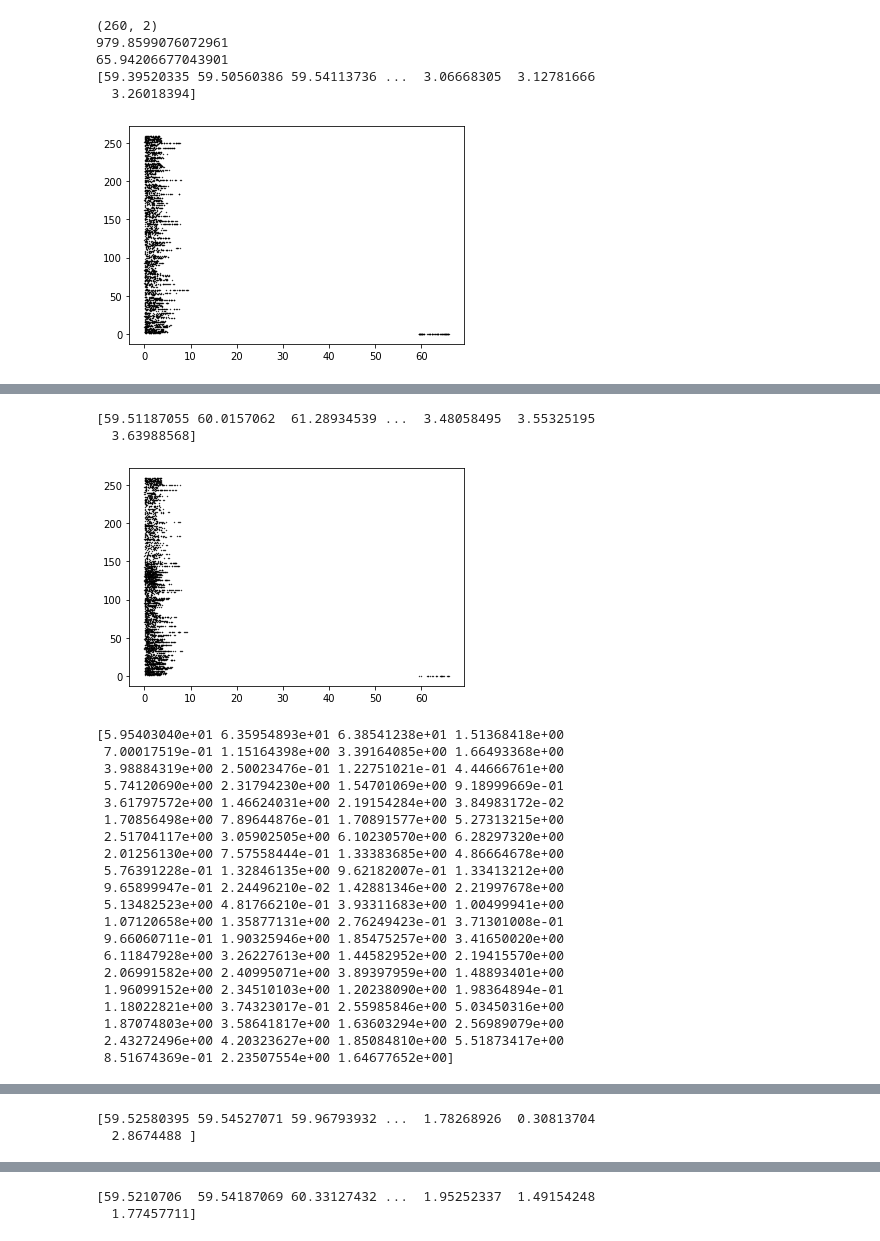
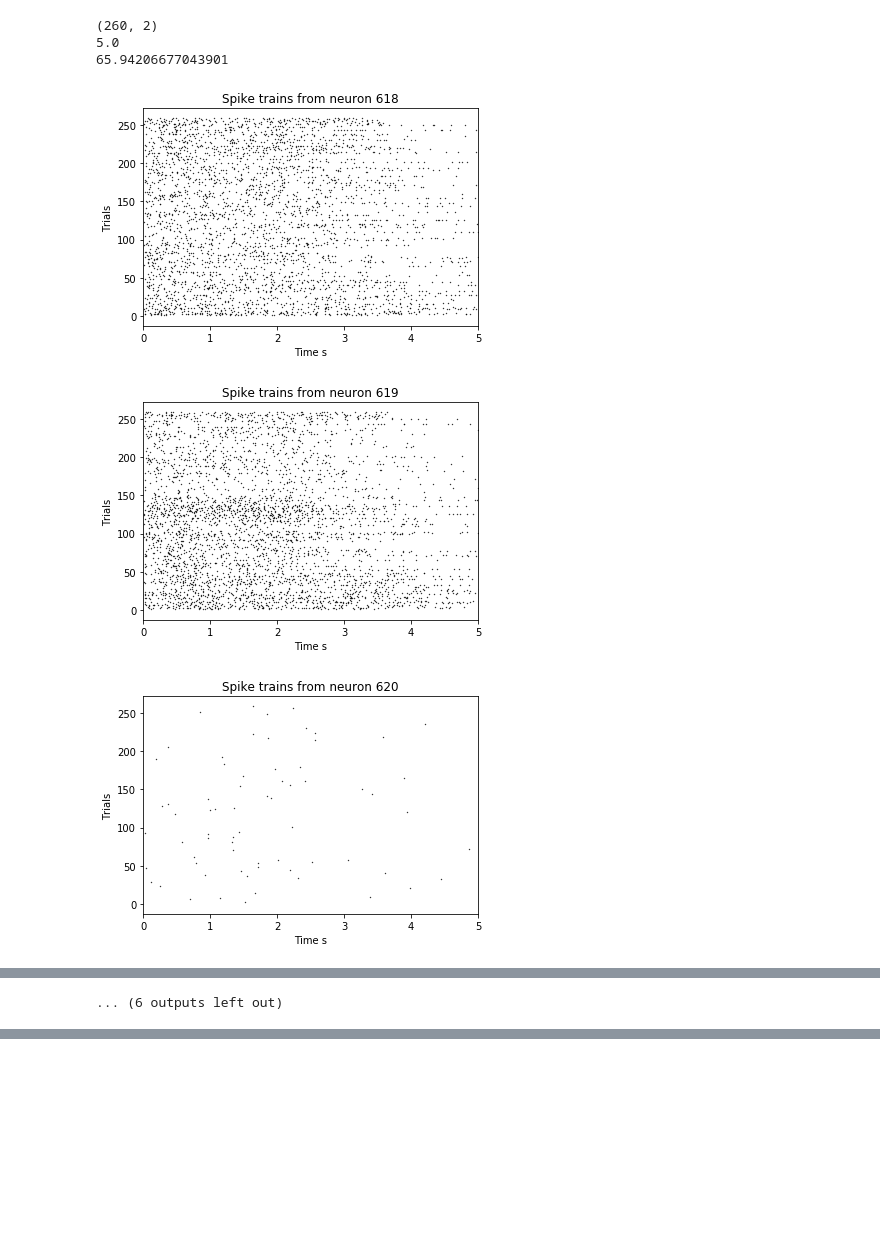
Before and after one commit to mariakesa/ConnectedLizards_NeuroMatch2020, a Jupyter notebook: MariaNotebookTimeWarping.ipynb, the cells around one changed output, grey strips where cells are left out. Saved outputs shown, nothing was run; the diff lists cells and outputs as text; code cells hidden in the pictures; blank space fills up the shorter version.

Commit message:
Add plots

```diff
--- a/MariaNotebookTimeWarping.ipynb
+++ b/MariaNotebookTimeWarping.ipynb
@@ -40,36 +40,72 @@ def make_one_neuron_trials_array():
                 trials.append(trial)
                 spikes.append(spike)
                 neurons.append(neuron)
         #Select spikes in the trial for the neuron that we care about
         #subset=spk_tms_one_neuron[trial_range]
 
         #print(subset)
         #print(trial_range)
     #print(neurons)
-    data = SpikeData(trials, spikes, neurons, tmin=trials_orig[-1][0], tmax=trials_orig[-1][1])
+    data = SpikeData(trials, spikes, neurons, tmin=0, tmax=5.0)
     print(data.tmax)
     print(np.max(spikes))
     #BINSIZE = 10.0   # ms
     #NBINS = int((data.tmax - data.tmin) / BINSIZE)
     #MAXLAG = 0.1
     #print(NBINS)
     #spikes=spikes[:6000]
     #neurons=neurons[:6000]
     #trials=trials[:6000]
     #binned = data.bin_spikes(NBINS)
     scatter_kw = dict(s=2, c='k', lw=0, alpha=.8)
     for n in range(618,618+16):
         idx=data.neurons==n
         y, x = data.trials[idx], data.spiketimes[idx]
-        print(x)
+        #print(x)
         #print(y,x)
         plt.scatter(x, y,**scatter_kw)
+        plt.title('Spike trains from neuron '+str(n))
+        plt.xlabel('Time s')
+        plt.ylabel('Trials')
+        plt.xlim(0,5)
         plt.show()
+
+
+    BINSIZE = 0.1   # ms
+    print(data.tmax)
+    print(data.tmin)
+    NBINS = int((data.tmax - data.tmin) / BINSIZE)
+    MAXLAG = 0.1
+
+    binned = data.bin_spikes(NBINS)
+
+
+    from affinewarp.visualization import rasters
+    from affinewarp import PiecewiseWarping
+
+    lin_model = PiecewiseWarping() # Note, can add smoothness regularization here, if desired.
+    lin_model.fit(binned)
+    lin_aligned_data = lin_model.transform(data)
+
+    for n in range(618,618+16):
+        _d = lin_aligned_data.select_neurons(n)
+        y, x = _d.trials, _d.spiketimes
+        plt.scatter(x, y, **scatter_kw)
+        plt.title('Sorted spike trains from neuron '+str(n))
+        plt.xlabel('Time s')
+        plt.ylabel('Trials')
+        plt.xlim(0,5)
+        plt.show()
+
+    print(lin_aligned_data.shape)
+
+    rasters(lin_aligned_data)
+
 make_one_neuron_trials_array()
 # %% [output]
 (260, 2)
-979.8599076072961
+5.0
 65.94206677043901
-[59.39520335 59.50560386 59.54113736 ...  3.06668305  3.12781666
-  3.26018394]
-[figure, old version]
+[figure, new version]
+[figure, new version]
+[figure, new version]
@@ -76,23 +120 @@ make_one_neuron_trials_array()
-[59.51187055 60.0157062  61.28934539 ...  3.48058495  3.55325195
-  3.63988568]
+... (6 outputs left out)
-[figure, old version]
-[5.95403040e+01 6.35954893e+01 6.38541238e+01 1.51368418e+00
- 7.00017519e-01 1.15164398e+00 3.39164085e+00 1.66493368e+00
- 3.98884319e+00 2.50023476e-01 1.22751021e-01 4.44666761e+00
- 5.74120690e+00 2.31794230e+00 1.54701069e+00 9.18999669e-01
- 3.61797572e+00 1.46624031e+00 2.19154284e+00 3.84983172e-02
- 1.70856498e+00 7.89644876e-01 1.70891577e+00 5.27313215e+00
- 2.51704117e+00 3.05902505e+00 6.10230570e+00 6.28297320e+00
- 2.01256130e+00 7.57558444e-01 1.33383685e+00 4.86664678e+00
- 5.76391228e-01 1.32846135e+00 9.62182007e-01 1.33413212e+00
- 9.65899947e-01 2.24496210e-02 1.42881346e+00 2.21997678e+00
- 5.13482523e+00 4.81766210e-01 3.93311683e+00 1.00499941e+00
- 1.07120658e+00 1.35877131e+00 2.76249423e-01 3.71301008e-01
- 9.66060711e-01 1.90325946e+00 1.85475257e+00 3.41650020e+00
- 6.11847928e+00 3.26227613e+00 1.44582952e+00 2.19415570e+00
- 2.06991582e+00 2.40995071e+00 3.89397959e+00 1.48893401e+00
- 1.96099152e+00 2.34510103e+00 1.20238090e+00 1.98364894e-01
- 1.18022821e+00 3.74323017e-01 2.55985846e+00 5.03450316e+00
- 1.87074803e+00 3.58641817e+00 1.63603294e+00 2.56989079e+00
- 2.43272496e+00 4.20323627e+00 1.85084810e+00 5.51873417e+00
- 8.51674369e-01 2.23507554e+00 1.64677652e+00]
@@ -116,2 +120,0 @@ make_one_neuron_trials_array()
-[59.52580395 59.54527071 59.96793932 ...  1.78268926  0.30813704
-  2.8674488 ]
@@ -119,2 +120,0 @@ make_one_neuron_trials_array()
-[59.5210706  59.54187069 60.33127432 ...  1.95252337  1.49154248
-  1.77457711]
```
Also changed, not shown: parts of 1 cell of this notebook.
